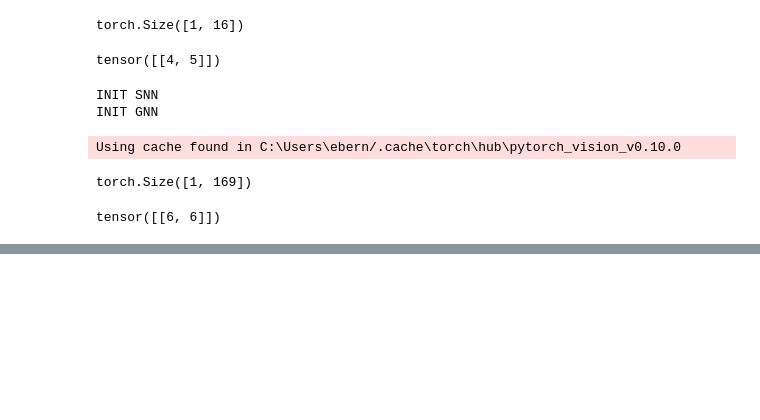
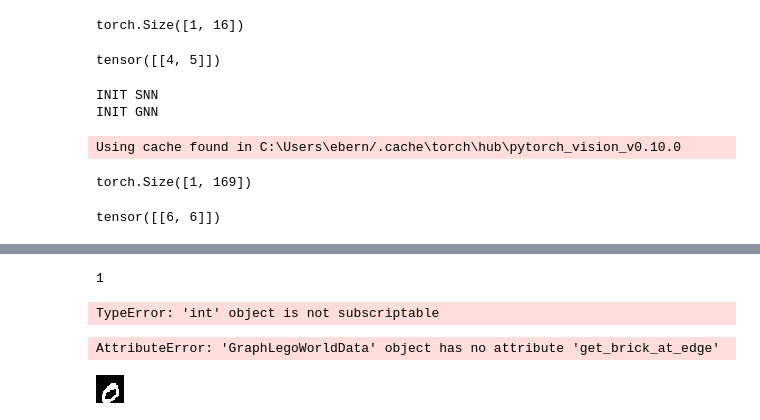
Before and after one commit to EwenBernard/Text2Bricks, a Jupyter notebook: test_notebook.ipynb, the cells around one changed output, grey strips where cells are left out. Saved outputs shown, nothing was run; the diff lists cells and outputs as text; code cells hidden in the pictures; blank space fills up the shorter version.

Commit message:
Fixed bug in remove brick function and add get_brick_at_edge

```diff
--- a/test_notebook.ipynb
+++ b/test_notebook.ipynb
@@ -180,0 +232,9 @@ tensor([[6, 6]])
+# %%
+dataset.__len__()
+# %% [output]
+1
+# %%
+from text2brick.dataset import MNISTDataset
+from text2brick.models import GraphLegoWorldData
+from text2brick.utils.ImageUtils import array_to_image
+mnist = MNISTDataset()
@@ -180,0 +245,22 @@ tensor([[6, 6]])
+# %%
+lego_world.get_brick_at_edge()
+# %% [output]
+TypeError: 'int' object is not subscriptable
+# %%
+#load the first image from the mnist dataset
+idx = 0
+array, _, _, _ = mnist.sample(sample_index=idx) #already implemented
+#load the graph from the image
+lego_world = GraphLegoWorldData(array) #already implemented
+#retrieve the brick at the edge or y the highest
+brick = lego_world.get_brick_at_edge() #to implement
+#remove brick from the graph
+updated_graph = lego_world.remove_brick(brick) #already implemented
+#convert the graph to an image
+current_build_img = updated_graph.graph_to_table() #already implemented
+# %% [output]
+AttributeError: 'GraphLegoWorldData' object has no attribute 'get_brick_at_edge'
+# %%
+array_to_image(array)
+# %% [output]
+[figure, added]
```
Also changed, not shown: parts of 12 cells of this notebook, 2 other files.
